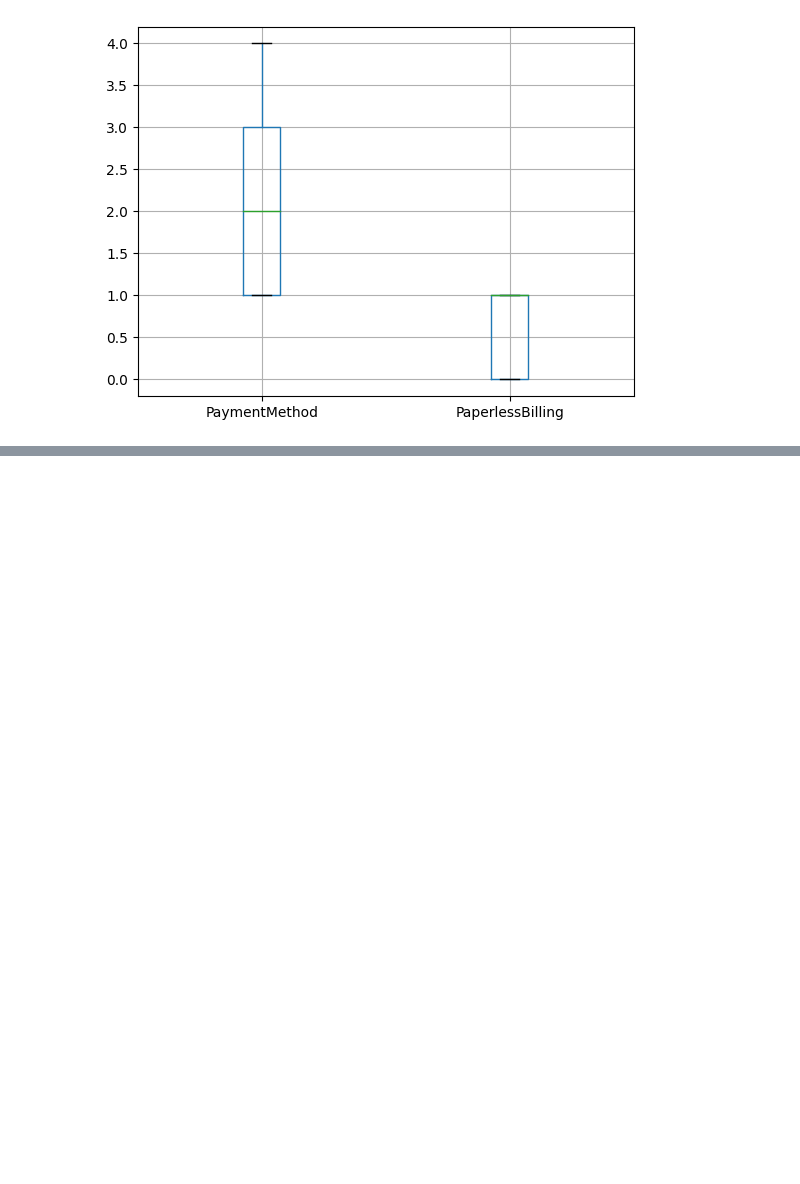
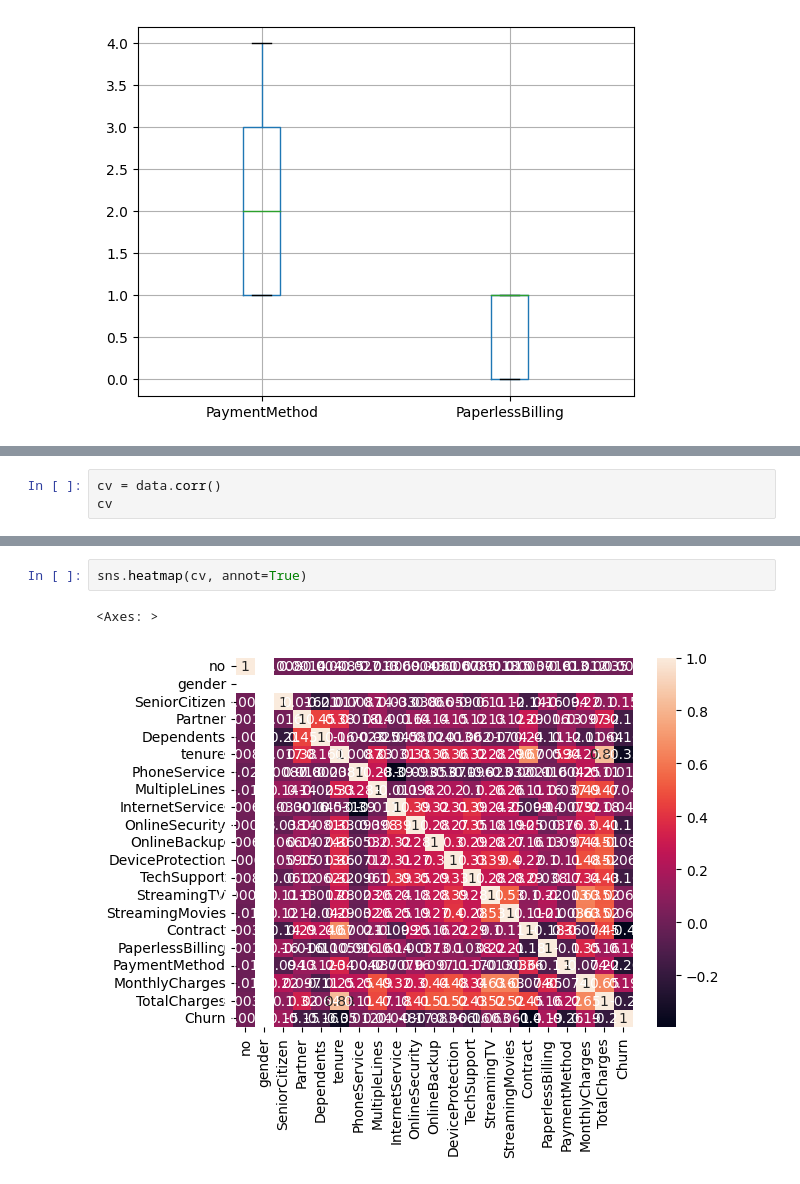
Before and after one commit to ZiolesXy/DataAnalytic, a Jupyter notebook: Type_Data.ipynb, the cells around one changed output, grey strips where cells are left out. Drawn from its saved outputs; the diff is of its cells as text; blank space fills up the shorter version.

```diff
--- a/Type_Data.ipynb
+++ b/Type_Data.ipynb
@@ -96,0 +102,3 @@ print(data)
+# %%
+cv = data.corr()
+cv
@@ -96,0 +124,5 @@ print(data)
+# %%
+sns.heatmap(cv, annot=True)
+# %% [output]
+<Axes: >
+[figure, added]
```
Also changed, not shown: parts of 6 cells of this notebook.
